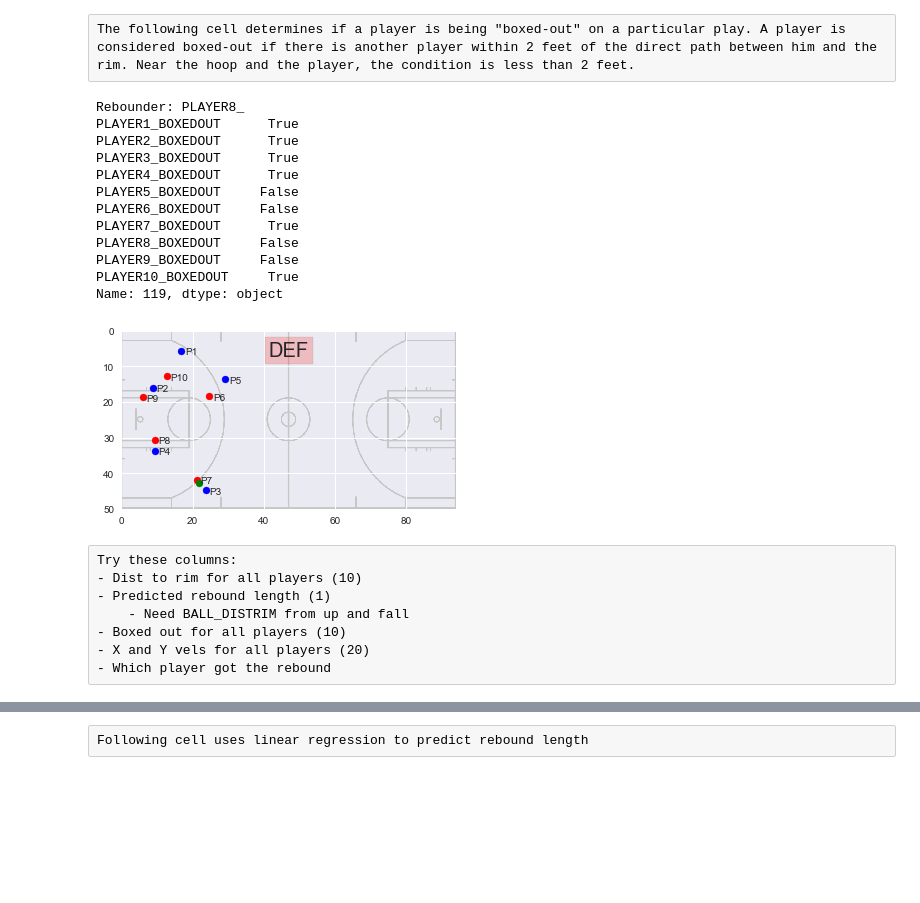
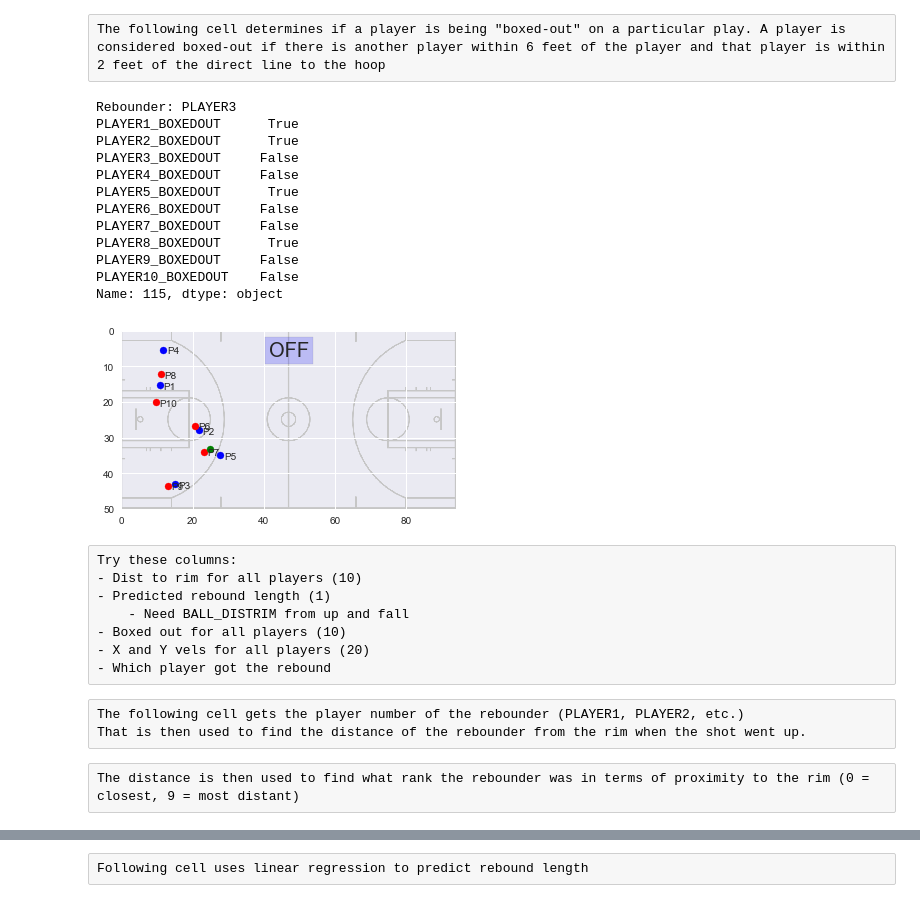
Before and after one commit to JohnLithio/SportVuNBA, a Jupyter notebook: Predict_9ft.ipynb, the cells around one changed output, grey strips where cells are left out. Cells and saved outputs as stored; diff of their text form; code cells hidden in the pictures; blank space fills up the shorter version.

```diff
--- a/Predict_9ft.ipynb
+++ b/Predict_9ft.ipynb
@@ -91,7 +91,7 @@ peak_df = peak_df[~peak_df['REBOUNDER_ID'].isin(teamlist)]
 rim_df = rim_df[~rim_df['REBOUNDER_ID'].isin(teamlist)]
 fall_df = fall_df[~fall_df['REBOUNDER_ID'].isin(teamlist)]
 # %% [raw]
-The following cell determines if a player is being "boxed-out" on a particular play. A player is considered boxed-out if there is another player within 2 feet of the direct path between him and the rim. Near the hoop and the player, the condition is less than 2 feet.
+The following cell determines if a player is being "boxed-out" on a particular play. A player is considered boxed-out if there is another player within 6 feet of the player and that player is within 2 feet of the direct line to the hoop
 # %%
 xloc = 'PLAYER{}_{}'
 yloc = 'PLAYER{}_{}'
@@ -115,6 +115,7 @@ for i in range(1,11):
 
             up_df[xloc.format(i,'BOXEDOUT')] = (up_df[xloc.format(i,'BOXEDOUT')] |
                                                 ((0 < newx - px) &
+                                                (6 > newx - px) &
                                                 (newx > newx - px) &
                                                 (np.fabs(py) < np.fabs(px/2)) &
                                                 (np.fabs(py) < 2)) &
@@ -136,44 +137,44 @@ def plotPlay(df, i, suf):
         plt.scatter(row[x], row[y], c = c)
         plt.text(row[x]+1, row[y]+1, 'P'+str(j))
 
     plt.scatter(row['BALL_XLOC'], row['BALL_YLOC'], c = 'green')
 #     plt.scatter(row['BALL_XLOC_FALL'], row['BALL_YLOC_FALL'], c = 'green')
 
 #     plt.text(row['PLAYER1_XLOC'+suf], row['PLAYER1_YLOC'+suf], 'P1')
 
     if row['OFFENSIVE_REB'] == 1:
         txt = 'OFF'
         col = 'blue'
     else:
         txt = 'DEF'
         col = 'red'
     plt.text(47, 7, txt, fontsize=20, horizontalalignment='center',
              bbox=dict(facecolor=col, alpha=0.2))
 
-n = 103
+n = 100
 
 id_cols = [col for col in up_df.columns if '_ID' in col]
 b = (up_df.iloc[n][id_cols] == up_df.iloc[n]['REBOUNDER_ID'])
-print('Rebounder: {}'.format(b[b==True].index[0][:-2]))
+print('Rebounder: {}'.format(b[b==True].index[0][:-3]))
 
 box_cols = [col for col in up_df.columns if 'BOXEDOUT' in col]
 print(up_df.iloc[n][box_cols])
 
 plotPlay(up_df, n, '_FALL')
 # %% [output]
-Rebounder: PLAYER8_
+Rebounder: PLAYER3
 PLAYER1_BOXEDOUT      True
 PLAYER2_BOXEDOUT      True
-PLAYER3_BOXEDOUT      True
-PLAYER4_BOXEDOUT      True
-PLAYER5_BOXEDOUT     False
+PLAYER3_BOXEDOUT     False
+PLAYER4_BOXEDOUT     False
+PLAYER5_BOXEDOUT      True
 PLAYER6_BOXEDOUT     False
-PLAYER7_BOXEDOUT      True
-PLAYER8_BOXEDOUT     False
+PLAYER7_BOXEDOUT     False
+PLAYER8_BOXEDOUT      True
 PLAYER9_BOXEDOUT     False
-PLAYER10_BOXEDOUT     True
-Name: 119, dtype: object
+PLAYER10_BOXEDOUT    False
+Name: 115, dtype: object
-[figure, old version]
+[figure, new version]
 # %% [raw]
 Try these columns:
 - Dist to rim for all players (10)
@@ -192,0 +190,3 @@ data['BALL_DISTRIM_FALL'] = fall_df['BALL_DISTRIM']
+# %% [raw]
+The following cell gets the player number of the rebounder (PLAYER1, PLAYER2, etc.)
+That is then used to find the distance of the rebounder from the rim when the shot went up.
@@ -192,0 +204,2 @@ data['BALL_DISTRIM_FALL'] = fall_df['BALL_DISTRIM']
+# %% [raw]
+The distance is then used to find what rank the rebounder was in terms of proximity to the rim (0 = closest, 9 = most distant)
```
Also changed, not shown: parts of 14 cells of this notebook.
